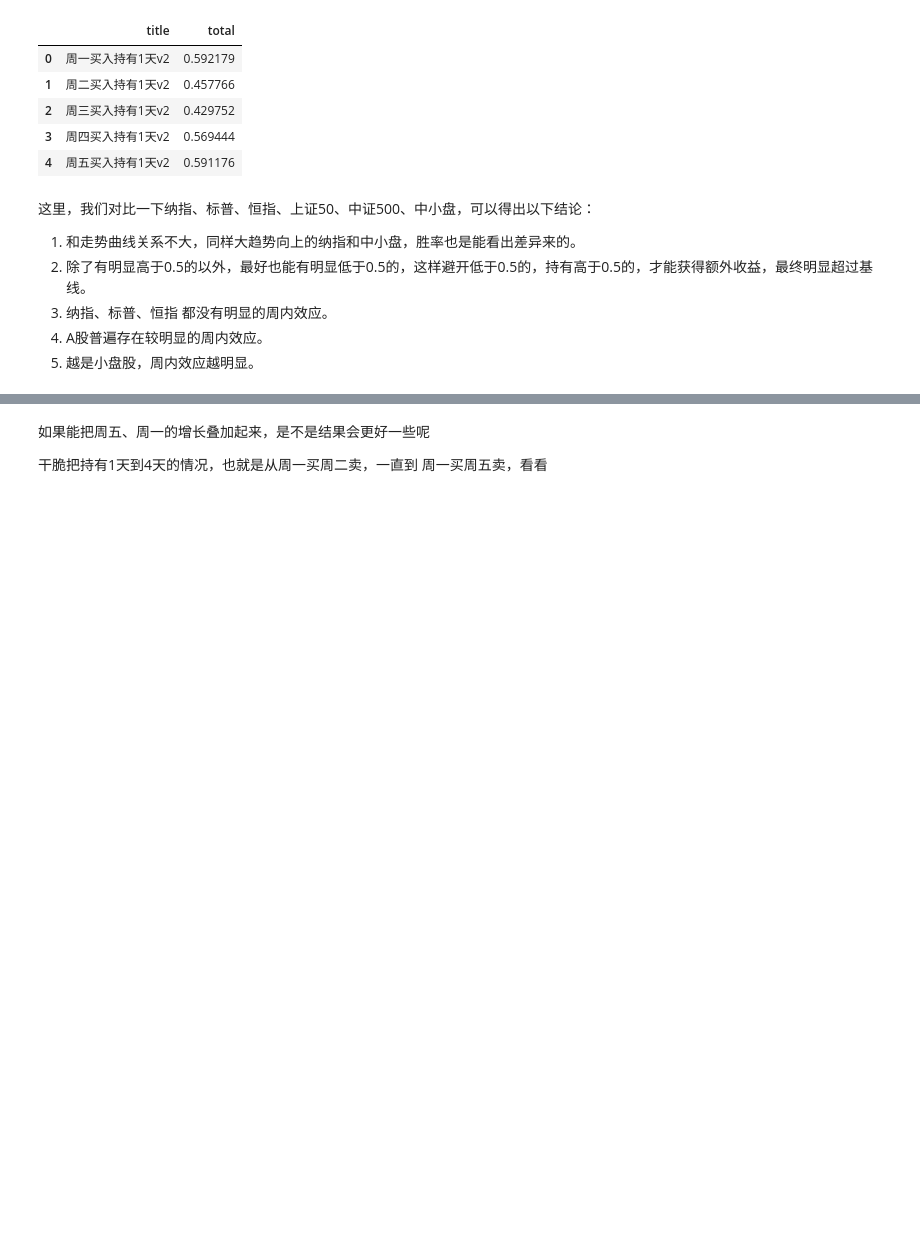
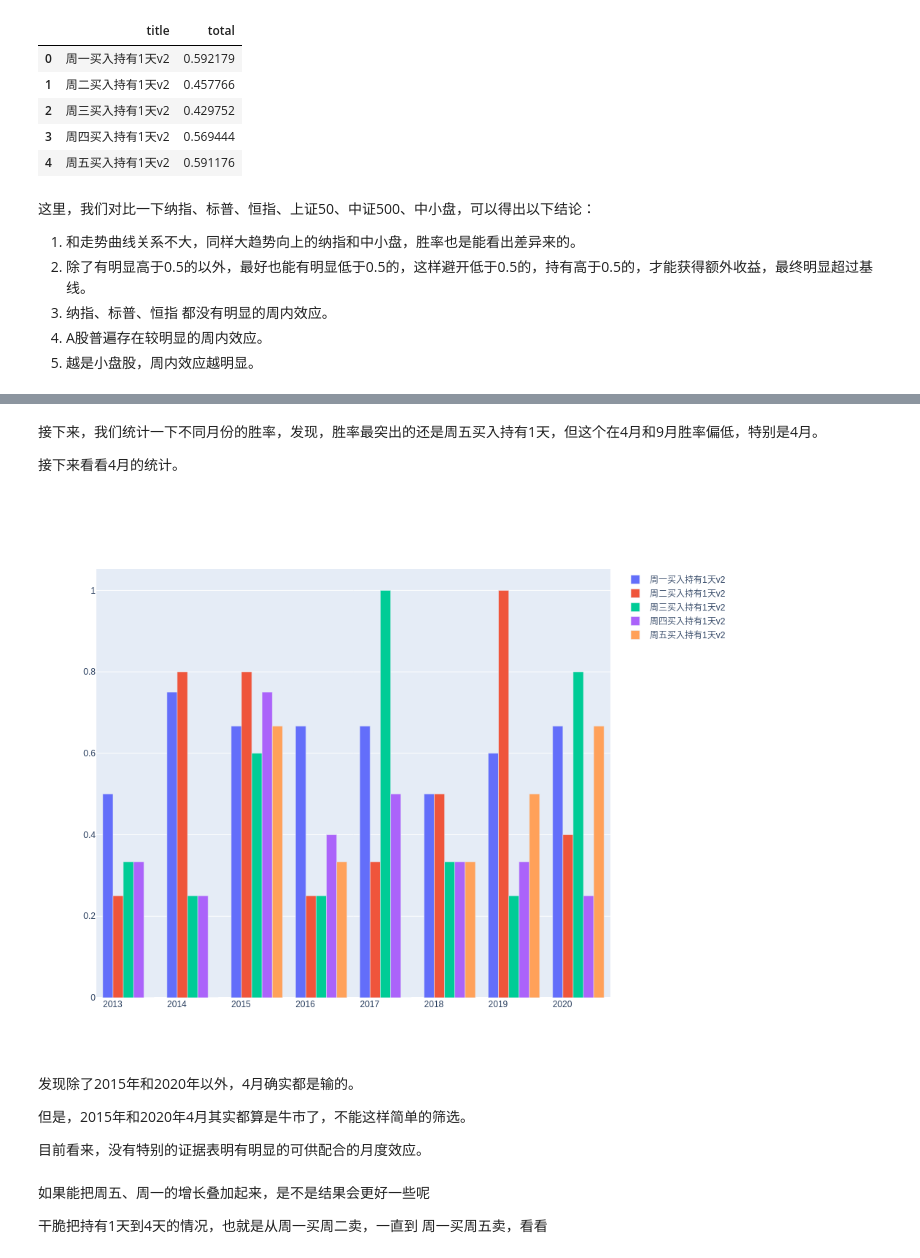
Before and after one commit to zhs007/jupyternotebook.demo, a Jupyter notebook: home/trdb2/weekday001.ipynb, the cells around one changed output, grey strips where cells are left out. Drawn from its saved outputs; the diff is of its cells as text; code cells hidden in the pictures; blank space fills up the shorter version.

```diff
--- a/home/trdb2/weekday001.ipynb
+++ b/home/trdb2/weekday001.ipynb
@@ -245,3 +251,18 @@ wrmt[0][['title', 'total']]
+# %% [markdown]
+接下来，我们统计一下不同月份的胜率，发现，胜率最突出的还是周五买入持有1天，但这个在4月和9月胜率偏低，特别是4月。
+
+接下来看看4月的统计。
+# %%
+#trdb2py.showBarWinRateInMonths(lstpnl1t, valtype='abs', valoff=-0.5, month=8, toImg=isStaticImg, width=width, height=height)
+trdb2py.showBarWinRateInMonths(lstpnl1t, month=4, toImg=isStaticImg, width=width, height=height)
+# %% [output]
+[figure, added]
+# %% [markdown]
+发现除了2015年和2020年以外，4月确实都是输的。
+
+但是，2015年和2020年4月其实都算是牛市了，不能这样简单的筛选。
+
+目前看来，没有特别的证据表明有明显的可供配合的月度效应。
 # %% [markdown]
 如果能把周五、周一的增长叠加起来，是不是结果会更好一些呢
 
```
Also changed, not shown: parts of 5 cells of this notebook, 1 other file.
